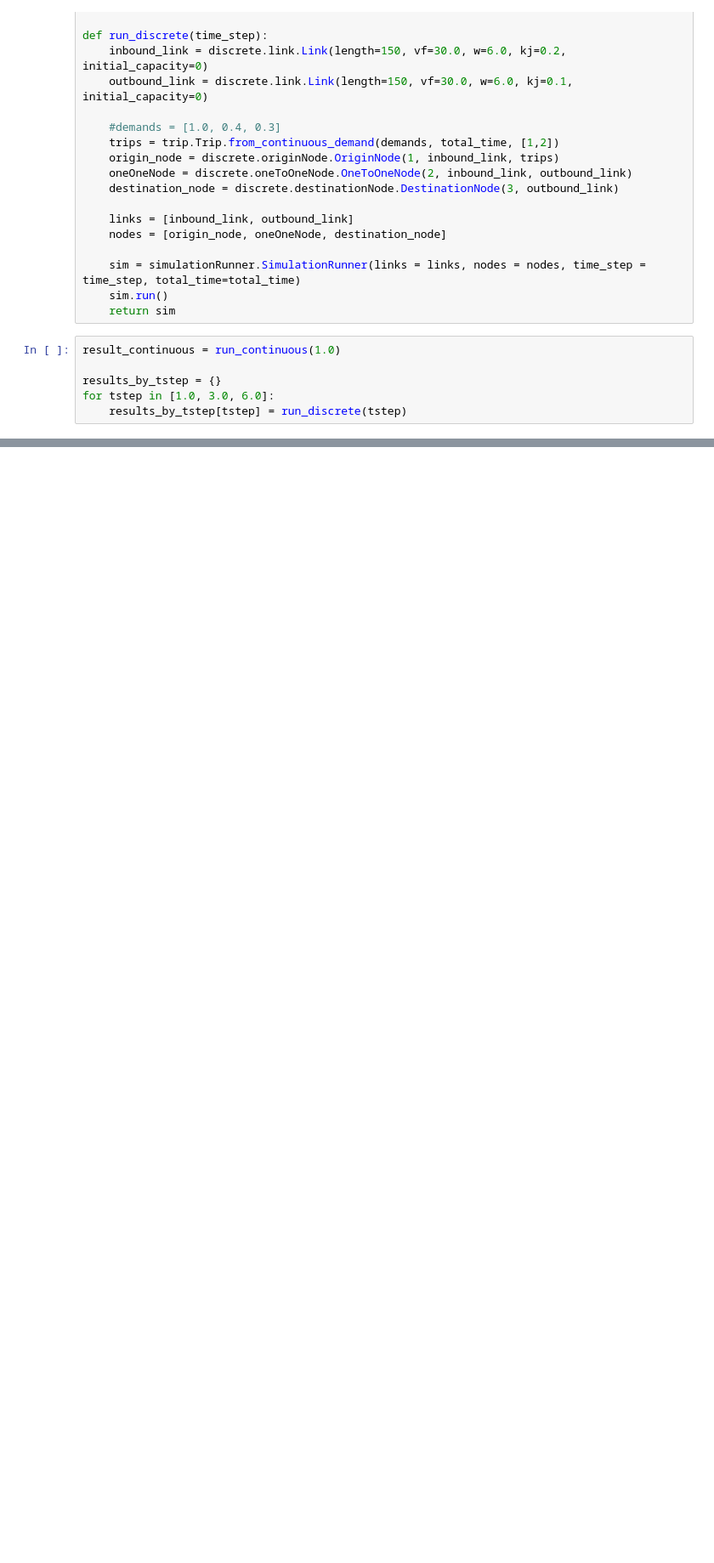
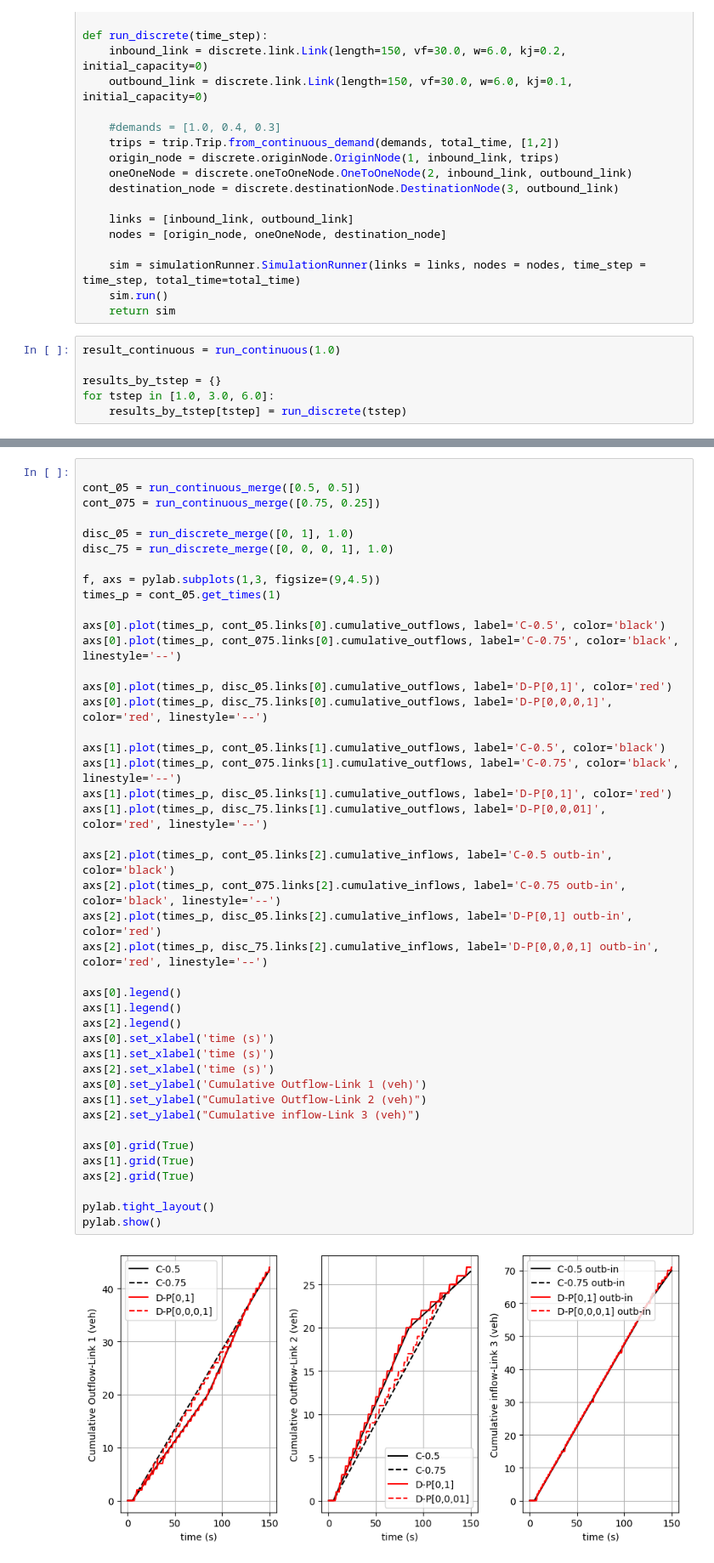
Before and after one commit to felasouza/abmmeso, a Jupyter notebook: paper_figures.ipynb, the cells around one changed output, grey strips where cells are left out. Shown at 85% size. Drawn from its saved outputs; the diff is of its cells as text; blank space fills up the shorter version.

```diff
--- a/paper_figures.ipynb
+++ b/paper_figures.ipynb
@@ -178,0 +311,45 @@ pylab.show()
+# %%
+
+cont_05 = run_continuous_merge([0.5, 0.5])
+cont_075 = run_continuous_merge([0.75, 0.25])
+
+disc_05 = run_discrete_merge([0, 1], 1.0)
+disc_75 = run_discrete_merge([0, 0, 0, 1], 1.0)
+
+f, axs = pylab.subplots(1,3, figsize=(9,4.5))
+times_p = cont_05.get_times(1)
+
+axs[0].plot(times_p, cont_05.links[0].cumulative_outflows, label='C-0.5', color='black')
+axs[0].plot(times_p, cont_075.links[0].cumulative_outflows, label='C-0.75', color='black', linestyle='--')
+
+axs[0].plot(times_p, disc_05.links[0].cumulative_outflows, label='D-P[0,1]', color='red')
+axs[0].plot(times_p, disc_75.links[0].cumulative_outflows, label='D-P[0,0,0,1]', color='red', linestyle='--')
+
+axs[1].plot(times_p, cont_05.links[1].cumulative_outflows, label='C-0.5', color='black')
+axs[1].plot(times_p, cont_075.links[1].cumulative_outflows, label='C-0.75', color='black', linestyle='--')
+axs[1].plot(times_p, disc_05.links[1].cumulative_outflows, label='D-P[0,1]', color='red')
+axs[1].plot(times_p, disc_75.links[1].cumulative_outflows, label='D-P[0,0,01]', color='red', linestyle='--')
+
+axs[2].plot(times_p, cont_05.links[2].cumulative_inflows, label='C-0.5 outb-in', color='black')
+axs[2].plot(times_p, cont_075.links[2].cumulative_inflows, label='C-0.75 outb-in', color='black', linestyle='--')
+axs[2].plot(times_p, disc_05.links[2].cumulative_inflows, label='D-P[0,1] outb-in', color='red')
+axs[2].plot(times_p, disc_75.links[2].cumulative_inflows, label='D-P[0,0,0,1] outb-in', color='red', linestyle='--')
+
+axs[0].legend()
+axs[1].legend()
+axs[2].legend()
+axs[0].set_xlabel('time (s)')
+axs[1].set_xlabel('time (s)')
+axs[2].set_xlabel('time (s)')
+axs[0].set_ylabel('Cumulative Outflow-Link 1 (veh)')
+axs[1].set_ylabel("Cumulative Outflow-Link 2 (veh)")
+axs[2].set_ylabel("Cumulative inflow-Link 3 (veh)")
+
+axs[0].grid(True)
+axs[1].grid(True)
+axs[2].grid(True)
+
+pylab.tight_layout()
+pylab.show()
+# %% [output]
+[figure, added]
```
Also changed, not shown: parts of 8 cells of this notebook, 7 other files.
